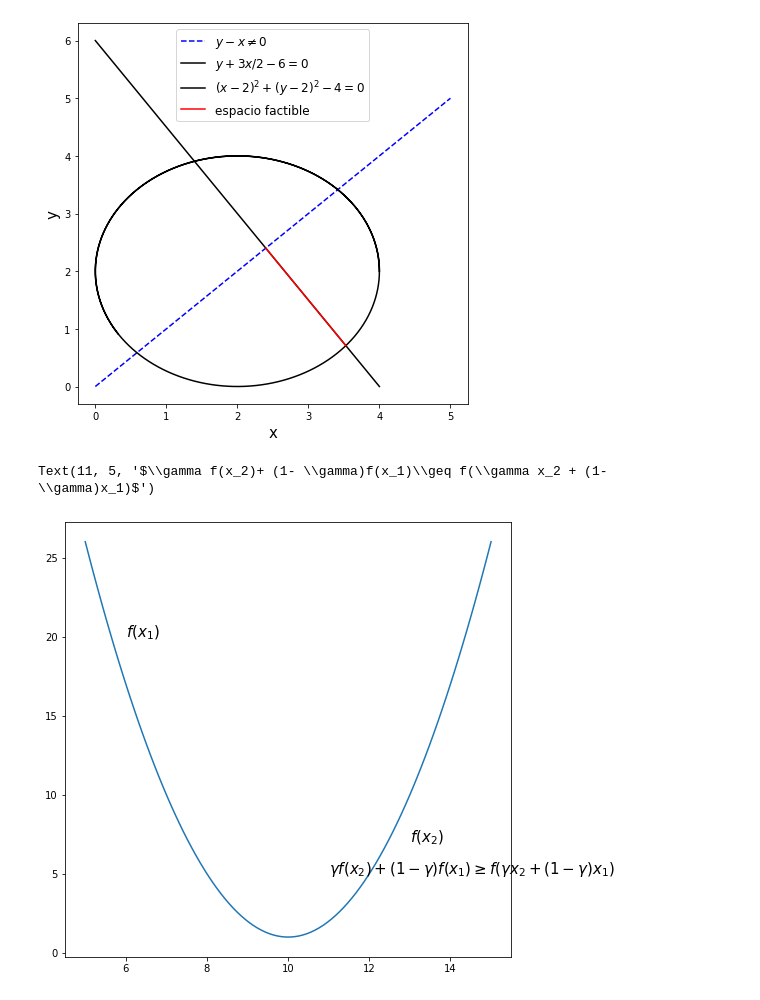
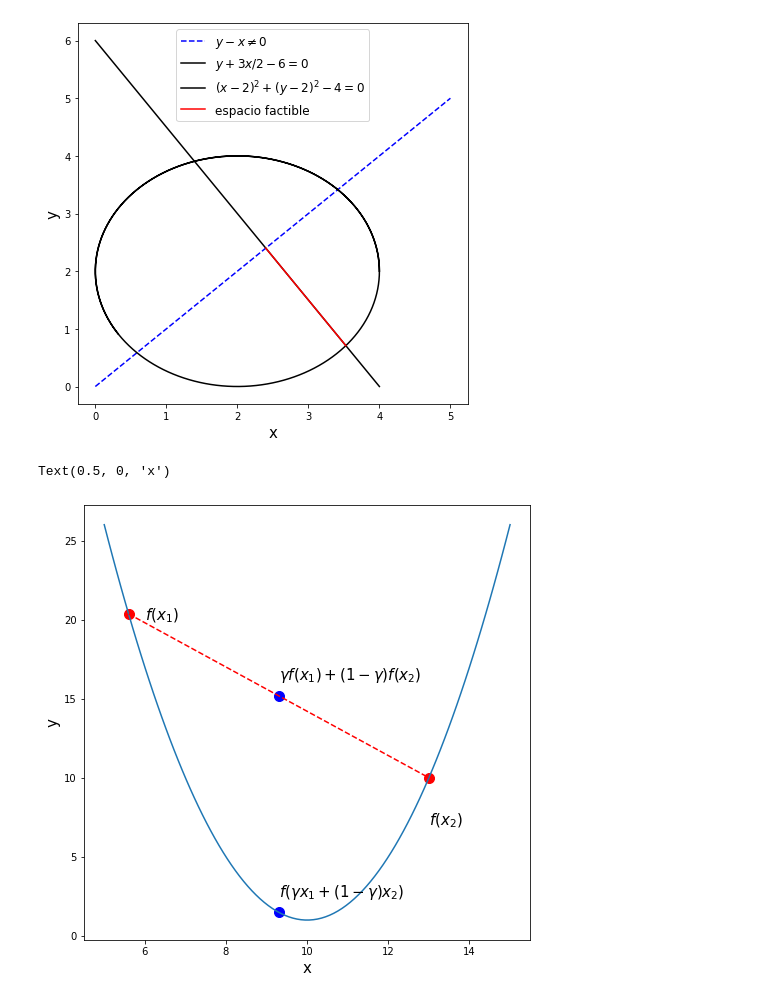
Before and after one commit to JuanM-GG/modelos-tesis, a Jupyter notebook: metaheuristicos.ipynb, the cells around one changed output. Cells and saved outputs as stored; diff of their text form; code cells hidden in the pictures.

```diff
--- a/metaheuristicos.ipynb
+++ b/metaheuristicos.ipynb
@@ -40,9 +40,21 @@ y = convex(x)
 # %%
 plt.figure(figsize=(8,8))
 plt.plot(x,y)
+x1 = 5.6
+plt.scatter(x1,convex(x1), c = "red", s = 100)
+x2 = 13
+plt.scatter(x2,convex(x2), c = "red", s = 100)
+plt.plot([x1, x2], [convex(x1), convex(x2)],"r--")
 plt.text(6, 20, r'$f(x_1)$', fontsize = 15)
 plt.text(13, 7, r'$f(x_2)$', fontsize = 15)
-plt.text(11, 5, r'$\gamma f(x_2)+ (1- \gamma)f(x_1)\geq f(\gamma x_2 + (1- \gamma)x_1)$', fontsize = 15)
+x_p = (x1 + x2)/2
+convex_p = (convex(x1) + convex(x2))/2
+plt.scatter(x_p,convex_p, c = "blue", s = 100)
+plt.text(x_p, convex_p+1, r'$\gamma f(x_1)+ (1- \gamma)f(x_2)$', fontsize = 15)
+plt.scatter(x_p,convex(x_p), c = "blue", s = 100)
+plt.text(x_p, convex(x_p)+1, r'$f(\gamma x_1 + (1- \gamma)x_2)$', fontsize = 15)
+plt.ylabel("y", size = 15)
+plt.xlabel("x", size = 15)
 # %% [output]
-Text(11, 5, '$\\gamma f(x_2)+ (1- \\gamma)f(x_1)\\geq f(\\gamma x_2 + (1- \\gamma)x_1)$')
+Text(0.5, 0, 'x')
-[figure, old version]
+[figure, new version]
```
